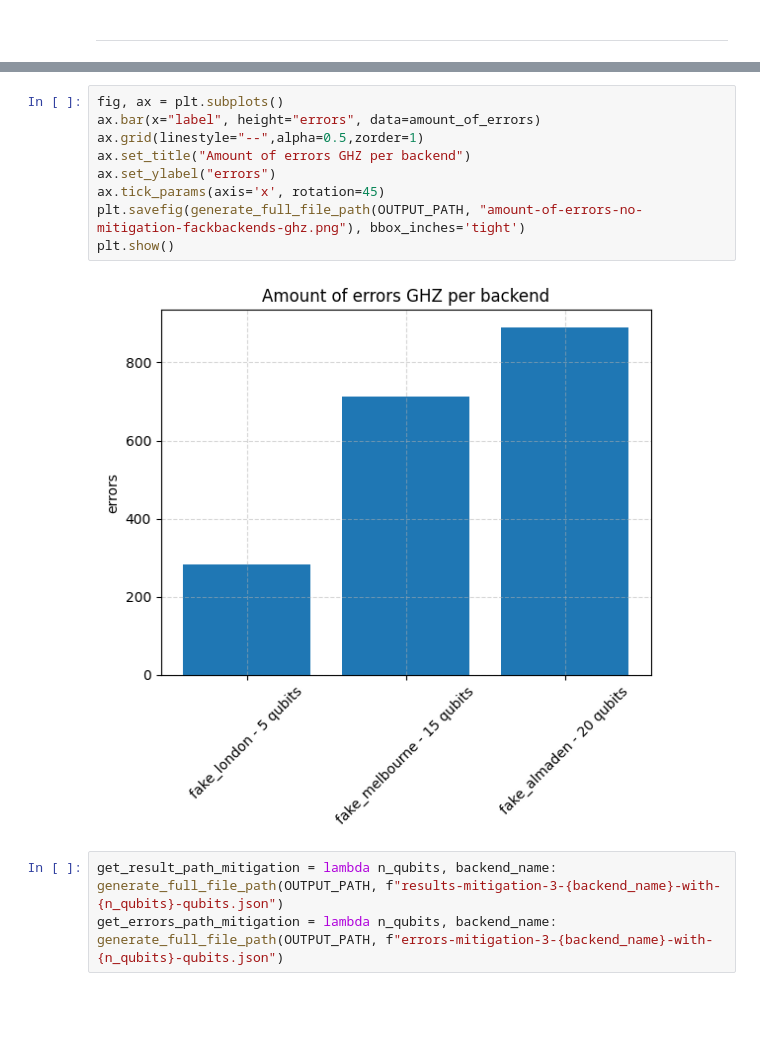
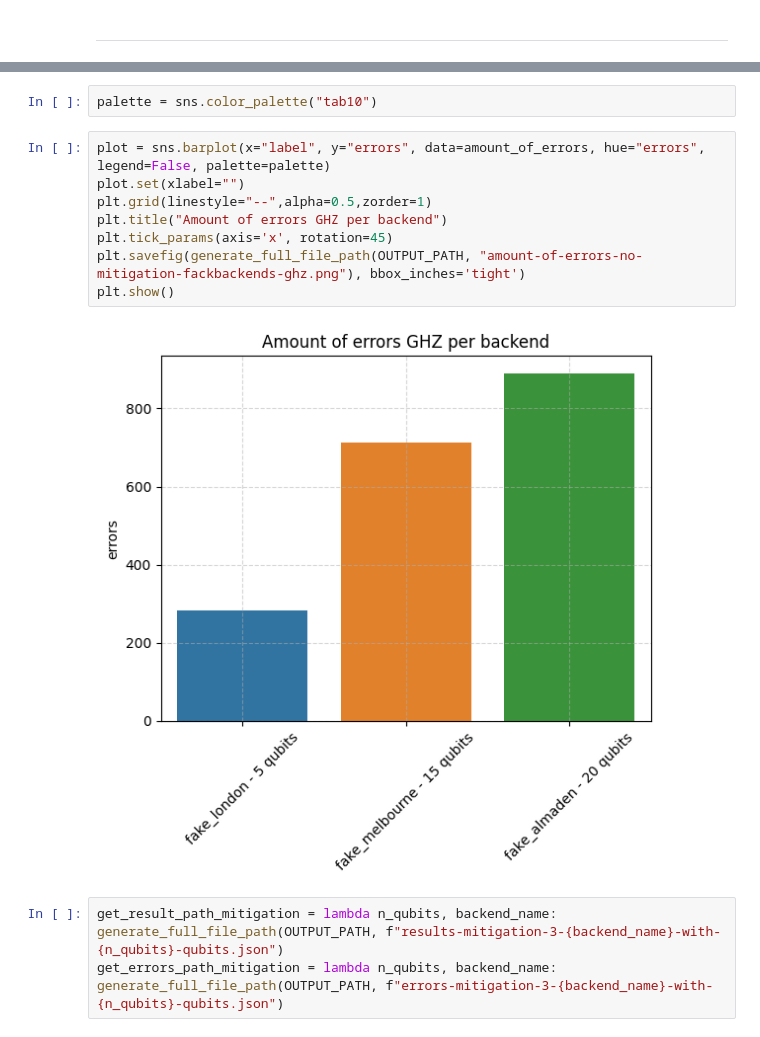
Before and after one commit to Dpbm/scientific-research-2-qec-and-qem, a Jupyter notebook: src/ghz.ipynb, the cells around one changed output, grey strips where cells are left out. Drawn from its saved outputs; the diff is of its cells as text; blank space fills up the shorter version.

Commit message:
updated plots

```diff
--- a/src/ghz.ipynb
+++ b/src/ghz.ipynb
@@ -158,17 +159,18 @@ saving /home/alexandre/projects/scientific-research-2-qec-and-qem/src/ghz-test/a
 Getting data from: /home/alexandre/projects/scientific-research-2-qec-and-qem/src/ghz-test/results-no-mitigation-fake_almaden-with-20-qubits.json
 {'correct': 110, 'wrong': 890}
 saving /home/alexandre/projects/scientific-research-2-qec-and-qem/src/ghz-test/amount-of-errors-no-mitigation-fake_almaden-with-20-qubits.json...
+# %%
+palette = sns.color_palette("tab10")
 # %%
-fig, ax = plt.subplots()
-ax.bar(x="label", height="errors", data=amount_of_errors)
-ax.grid(linestyle="--",alpha=0.5,zorder=1)
-ax.set_title("Amount of errors GHZ per backend")
-ax.set_ylabel("errors")
-ax.tick_params(axis='x', rotation=45)
+plot = sns.barplot(x="label", y="errors", data=amount_of_errors, hue="errors", legend=False, palette=palette)
+plot.set(xlabel="")
+plt.grid(linestyle="--",alpha=0.5,zorder=1)
+plt.title("Amount of errors GHZ per backend")
+plt.tick_params(axis='x', rotation=45)
 plt.savefig(generate_full_file_path(OUTPUT_PATH, "amount-of-errors-no-mitigation-fackbackends-ghz.png"), bbox_inches='tight')
 plt.show()
 # %% [output]
-[figure, old version]
+[figure, new version]
 # %%
 get_result_path_mitigation = lambda n_qubits, backend_name: generate_full_file_path(OUTPUT_PATH, f"results-mitigation-3-{backend_name}-with-{n_qubits}-qubits.json")
 get_errors_path_mitigation = lambda n_qubits, backend_name: generate_full_file_path(OUTPUT_PATH, f"errors-mitigation-3-{backend_name}-with-{n_qubits}-qubits.json")
```
Also changed, not shown: parts of 2 cells of this notebook, 2 other files.
